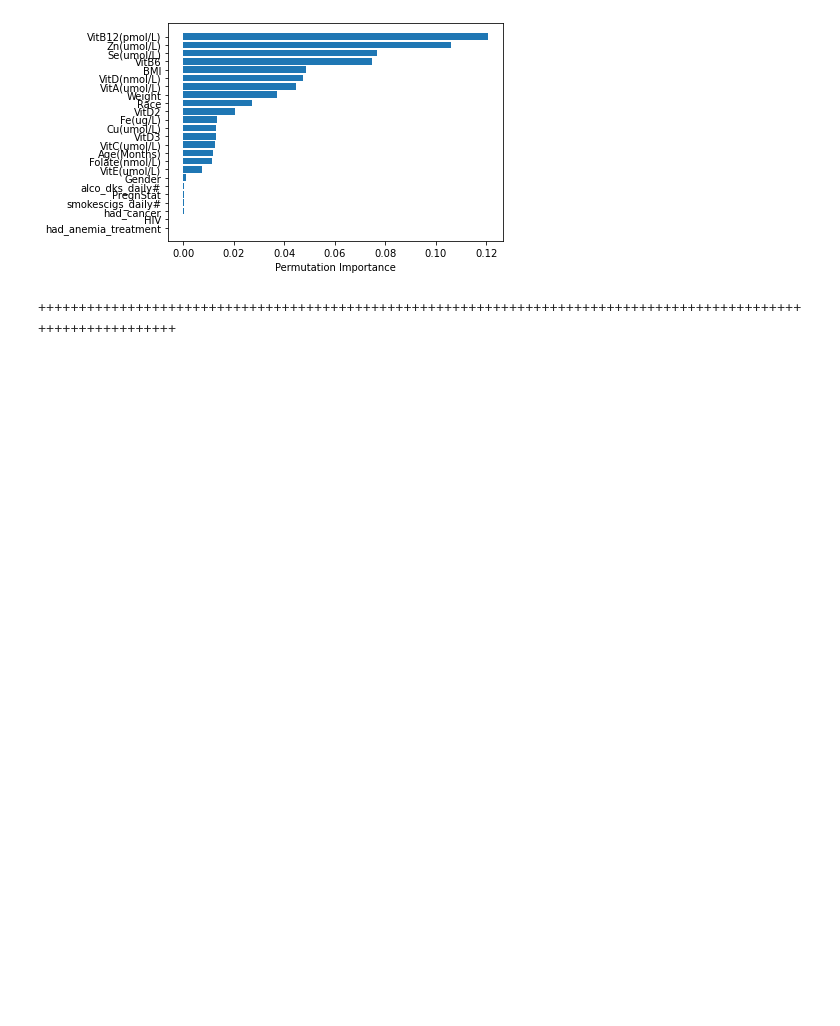
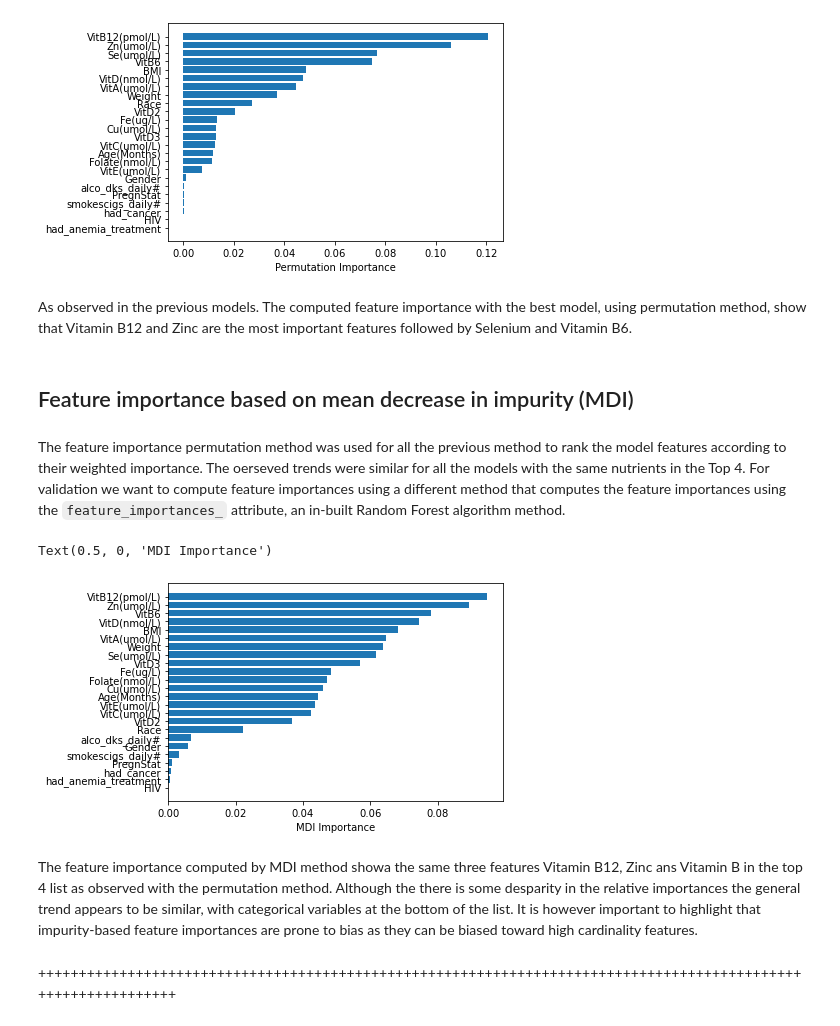
Before and after one commit to linah73/Identifying-immune-boosting-foods, a Jupyter notebook: NHANES_model.ipynb, the cells around one changed output. Drawn from its saved outputs; the diff is of its cells as text; code cells hidden in the pictures; blank space fills up the shorter version.

```diff
--- a/NHANES_model.ipynb
+++ b/NHANES_model.ipynb
@@ -840,6 +637,24 @@ plt.xlabel("Permutation Importance")
 # %% [output]
 Text(0.5, 0, 'Permutation Importance')
 [figure]
+# %% [markdown]
+As observed in the previous models. The computed feature importance with the best model, using permutation method, show that Vitamin B12 and Zinc are the most important features followed by Selenium and Vitamin B6.
+# %% [markdown]
+## Feature importance based on mean decrease in impurity (MDI)
+# %% [markdown]
+The feature importance permutation method was used for all the previous method to rank the model features according to their weighted importance. The oerseved trends were similar for all the models with the same nutrients in the Top 4. For validation we want to compute feature importances using a different method that computes the  feature importances using the `feature_importances_` attribute, an in-built Random Forest algorithm method.
+# %%
+importances = best_model.feature_importances_
+forest_importances = pd.Series(importances, index=features)
+
+sorted_idx = forest_importances.argsort()
+plt.barh(features[sorted_idx], forest_importances[sorted_idx])
+plt.xlabel("MDI Importance")
+# %% [output]
+Text(0.5, 0, 'MDI Importance')
+[figure, added]
+# %% [markdown]
+The feature importance computed by MDI method showa the same three features Vitamin B12, Zinc ans Vitamin B in the top 4 list as observed with the permutation method. Although the there is some desparity in the relative importances the general trend appears to be similar, with categorical variables at the bottom of the list. It is however important to highlight that impurity-based feature importances are prone to bias as they can be biased toward high cardinality features.
 # %% [markdown]
 +++++++++++++++++++++++++++++++++++++++++++++++++++++++++++++++++++++++++++++++++++++++++++++++++++++++++++++++
 # %% [markdown]
```
Also changed, not shown: parts of 94 cells of this notebook.
